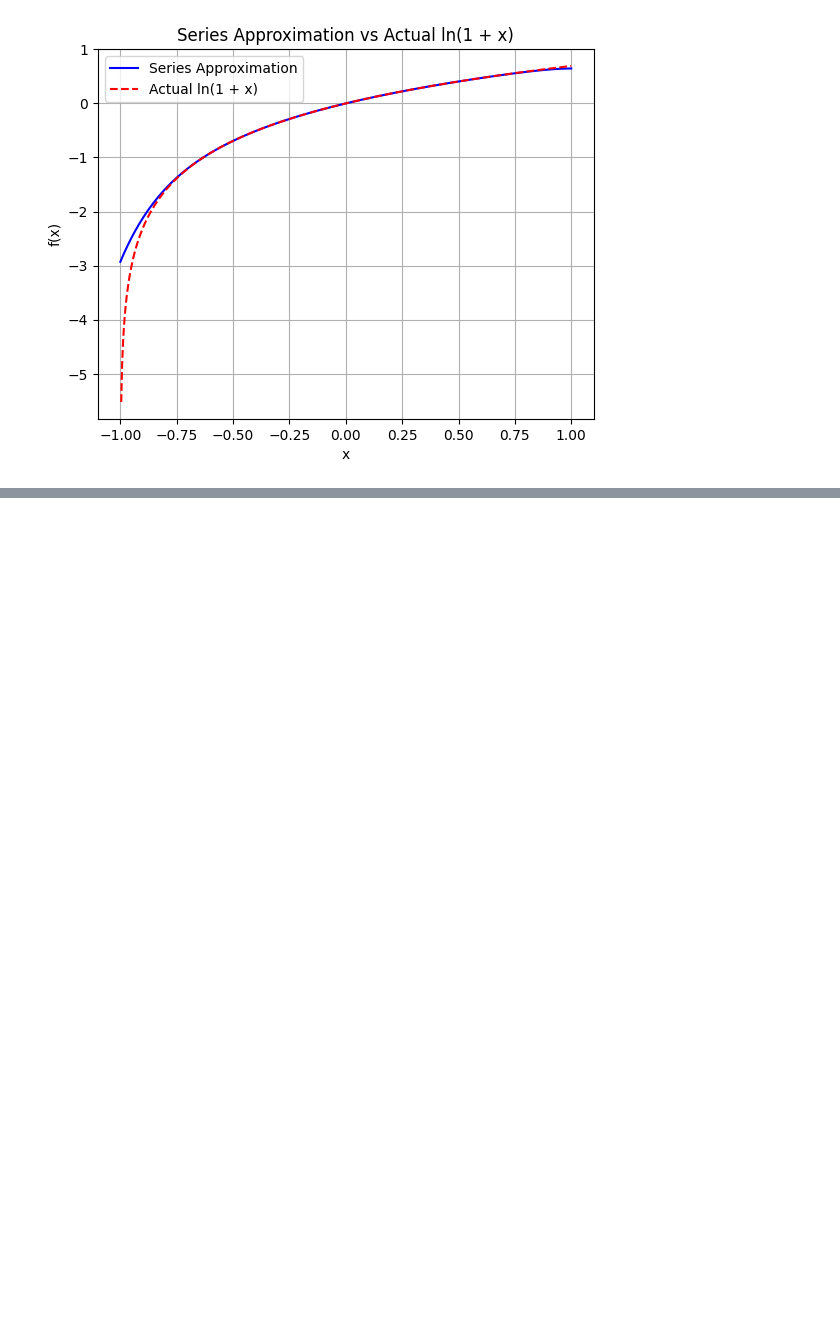
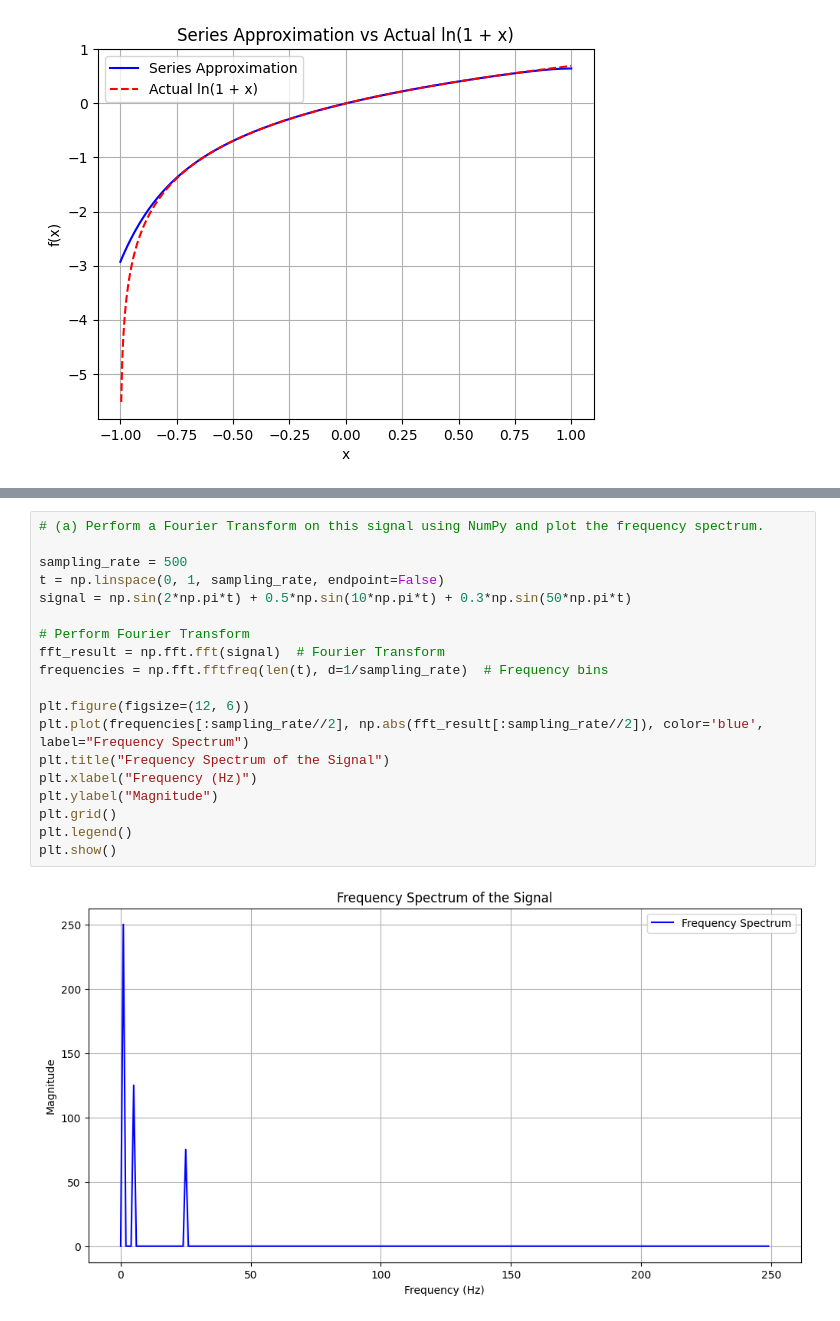
Before and after one commit to TeranS22/CM2607_CW_2409084, a Jupyter notebook: CM2607_2409084.ipynb, the cells around one changed output, grey strips where cells are left out. Drawn from its saved outputs; the diff is of its cells as text; blank space fills up the shorter version.

```diff
--- a/CM2607_2409084.ipynb
+++ b/CM2607_2409084.ipynb
@@ -191,0 +208,21 @@ display(Explanation)
+# %%
+# (a) Perform a Fourier Transform on this signal using NumPy and plot the frequency spectrum.
+
+sampling_rate = 500
+t = np.linspace(0, 1, sampling_rate, endpoint=False)
+signal = np.sin(2*np.pi*t) + 0.5*np.sin(10*np.pi*t) + 0.3*np.sin(50*np.pi*t)
+
+# Perform Fourier Transform
+fft_result = np.fft.fft(signal)  # Fourier Transform
+frequencies = np.fft.fftfreq(len(t), d=1/sampling_rate)  # Frequency bins
+
+plt.figure(figsize=(12, 6))
+plt.plot(frequencies[:sampling_rate//2], np.abs(fft_result[:sampling_rate//2]), color='blue', label="Frequency Spectrum")
+plt.title("Frequency Spectrum of the Signal")
+plt.xlabel("Frequency (Hz)")
+plt.ylabel("Magnitude")
+plt.grid()
+plt.legend()
+plt.show()
+# %% [output]
+[figure, added]
```
Also changed, not shown: parts of 5 cells of this notebook.
